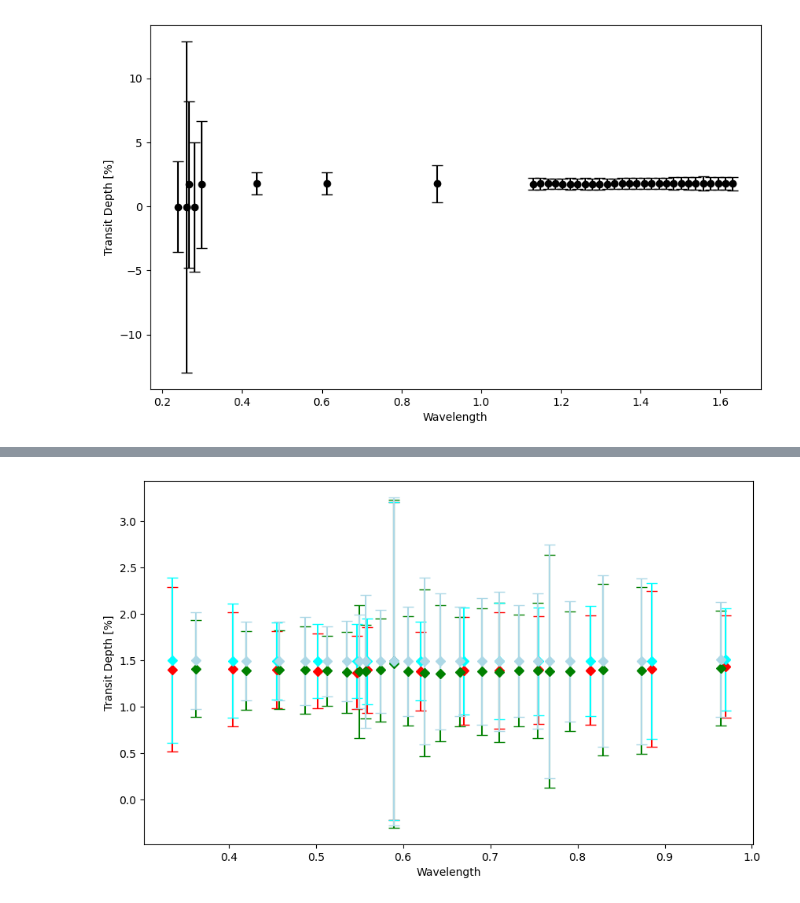
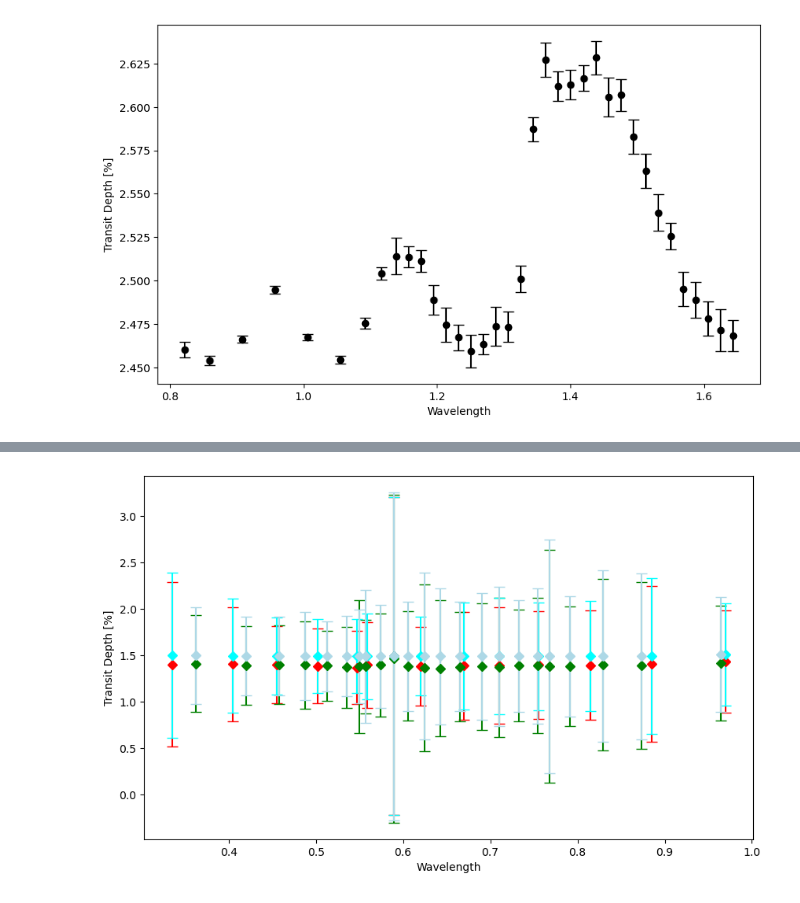
Before and after one commit to lwelzel/compla, a Jupyter notebook: src/plot_results_lukas.ipynb, the cells around one changed output, grey strips where cells are left out. Saved outputs shown, nothing was run; the diff lists cells and outputs as text; code cells hidden in the pictures.

Commit message:
Full multi retrieval runner WIP

```diff
--- a/src/plot_results_lukas.ipynb
+++ b/src/plot_results_lukas.ipynb
@@ -3,21 +3,21 @@ import h5py
 import matplotlib.pyplot as plt
 import numpy as np
 # %%
-res = h5py.File('/home/lukasw/Documents/git/compla/data/synthetic_spectra/WASP-121b/WASP-121b_HST_instrument(STIS_WFC3)_spectral_element(G141_G430L)_aperture(52X2_GRISM256)_source(Evans+2016,TM0_Sing+2019,TM1)/WASP-121b_HST_instrument(STIS_WFC3)_spectral_element(G141_G430L)_aperture(52X2_GRISM256)_source(Evans+2016,TM0_Sing+2019,TM1)_time-2023-04-24-10-33-16_output.hdf5','r') # replace this with one of your retrievals
+res = h5py.File('/home/lukasw/Documents/git/compla/data/synthetic_spectra/WASP-39b/WASP-39b_HST_WFC3_G141_GRISM256_Wakeford+2018,TM0/WASP-39b_HST_WFC3_G141_GRISM256_Wakeford+2018,TM0_time-2023-04-26-08-55-31_output.hdf5','r') # replace this with one of your retrievals
 
 factor=1e2
 
 plt.figure(figsize=(10,6))
 plt.errorbar(res['Observed']['wlgrid'][()], res['Observed']['spectrum'][()]*factor,
              yerr = res['Observed']['errorbars'][()]*factor,
             fmt='o', c='k', capsize=5)
 # plt.xlim(0.85,1.7)
 # plt.ylim(2.01,2.17)
 plt.xlabel('Wavelength')
 plt.ylabel('Transit Depth [%]')
 plt.show()
 # %% [output]
-[figure, old version]
+[figure, new version]
 # %%
 # print(res.keys())
 # print(res["ModelParameters"].keys())
```
Also changed, not shown: parts of 8 cells of this notebook, 5 other files.
